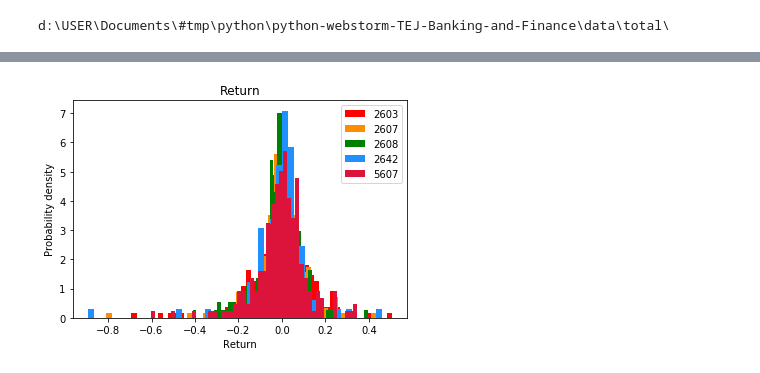
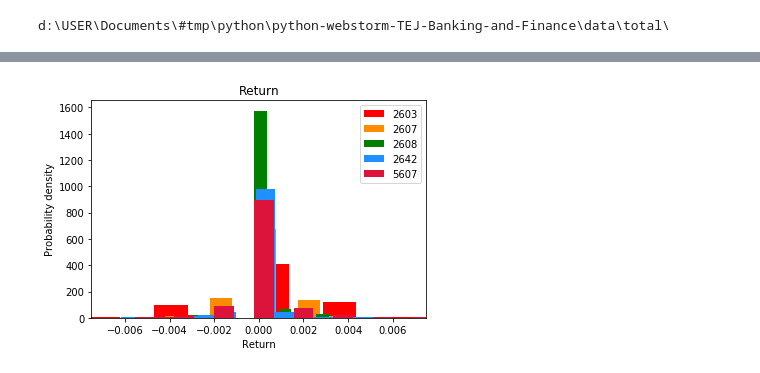
Before and after one commit to JTHuang-Nunu/python-webstorm-TEJ-Banking-and-Finance, a Jupyter notebook: excelToDescriptionStatistics.ipynb, the cells around one changed output, grey strips where cells are left out. Saved outputs shown, nothing was run; the diff lists cells and outputs as text; code cells hidden in the pictures.

Commit message:
update minute data

```diff
--- a/excelToDescriptionStatistics.ipynb
+++ b/excelToDescriptionStatistics.ipynb
@@ -20,12 +20,12 @@ print(path)
 d:\USER\Documents\#tmp\python\python-webstorm-TEJ-Banking-and-Finance\data\total\
 # %%
 # 呼叫xlsx檔
-timeType = ['日','周', '月', '季', '年']
+timeType = ['分','日','周', '月', '季', '年']
 # data2801 = pd.read_excel("path[]hw2_TEJ_excel.xlsx",sheet_name="2357華碩")
 # data2498 = pd.read_excel("hw2_TEJ_excel.xlsx",sheet_name="2498宏達電")
 # data9999 = pd.read_excel("hw2_TEJ_excel.xlsx",sheet_name="Y9999加權指數")
-# file_list = ["2603.xlsx", "2607.xlsx", "2608.xlsx", "2642.xlsx", "5607.xlsx"]
-file_list = ["2603"+timeType[2]+ ".xlsx", "2607"+timeType[2]+".xlsx", "2608"+timeType[2]+".xlsx", "2642"+timeType[2]+".xlsx", "5607"+timeType[2]+".xlsx"]
+# file_list = ["2603.csv", "2607.csv", "2608.csv", "2642.csv", "5607.csv"]
+file_list = ["2603"+timeType[0]+ ".xlsx", "2607"+timeType[0]+".xlsx", "2608"+timeType[0]+".xlsx", "2642"+timeType[0]+".xlsx", "5607"+timeType[0]+".xlsx"]
 list = ["2603", "2607", "2608", "2642", "5607"]
 data = [pd.read_excel(os.path.join(path, xlsx_filename)) for xlsx_filename in file_list]
 # %%
@@ -70,11 +107,12 @@ import matplotlib.pyplot as plt
 from matplotlib.font_manager import FontProperties
 # %%
 #第一種直方圖 #單一圖形
-unit = "semiannual"
-for idx in  range(len(data)):
+unit = "minute"
+for idx in range(len(data)):
   plt.hist(data[idx].RETURN, bins= 50)
-  # plt.xlim(-0.01,0.01)
-  plt.ylim(0,40)
+  # plt.xticks(np.arange(-0.01, 0.01, 0.002))
+  plt.xlim(-0.01,0.01)
+  plt.ylim(0,6000)
   plt.title(list[idx] + unit)
   plt.savefig("./" + list[idx]+ unit +".png")
   plt.show()
@@ -90,14 +128,14 @@ for idx in  range(len(data)):
 # %%
 #第三種直方圖
 colorType = ['red','darkorange', 'g', 'dodgerblue','crimson']
 for idx in range(len(data)):
   plt.hist(data[idx].RETURN, bins=50, density=True, label=list[idx],color = colorType[idx])
-  # plt.xlim(-0.3,0.3)
+  plt.xlim(-0.0075,0.0075)
 
 plt.legend()
 plt.xlabel('Return')
 plt.ylabel('Probability density')
 plt.title("Return")
 plt.savefig("./" + unit +".png")
 # %% [output]
-[figure, old version]
+[figure, new version]
```
Also changed, not shown: parts of 6 cells of this notebook, 13 other files.
